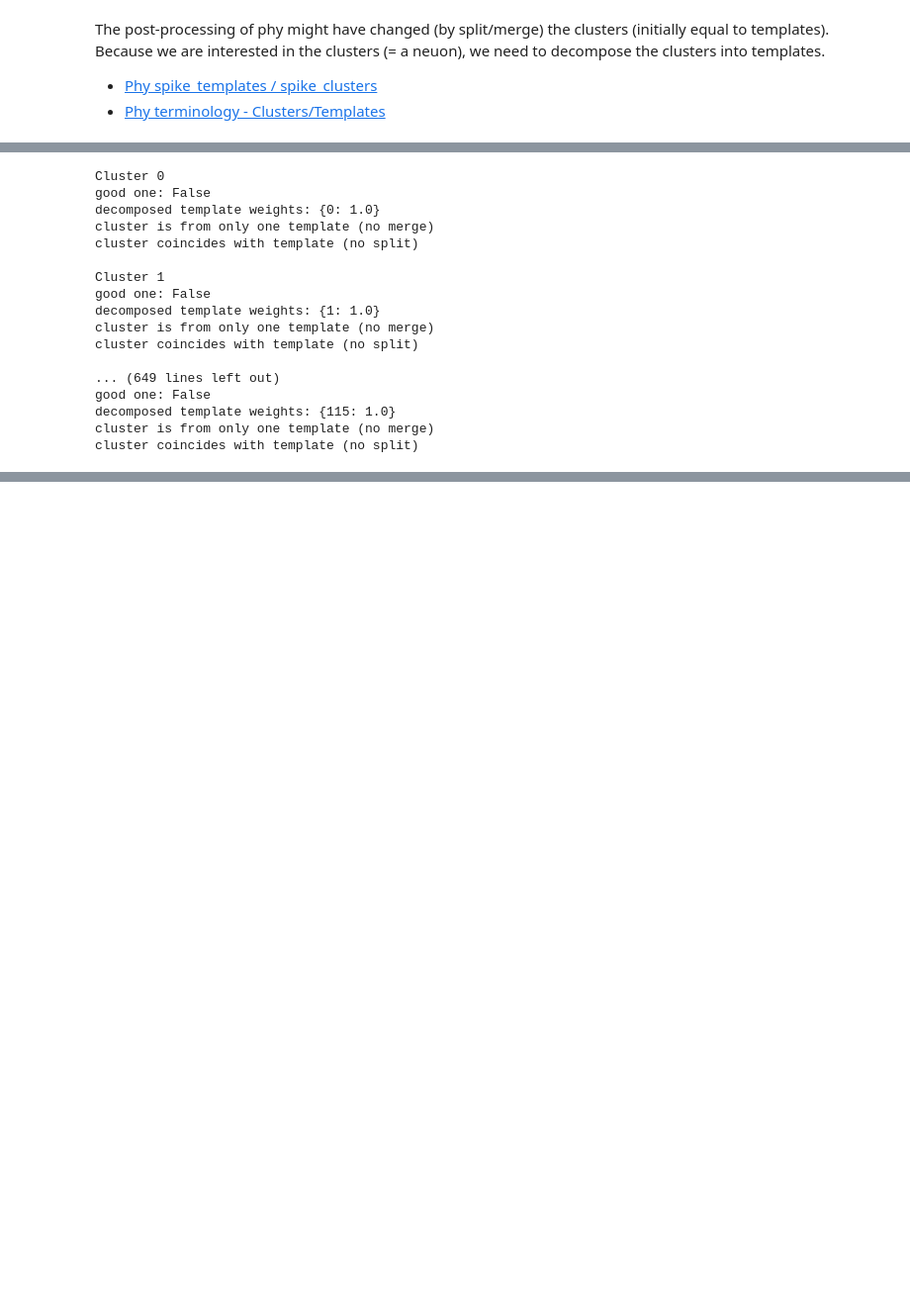
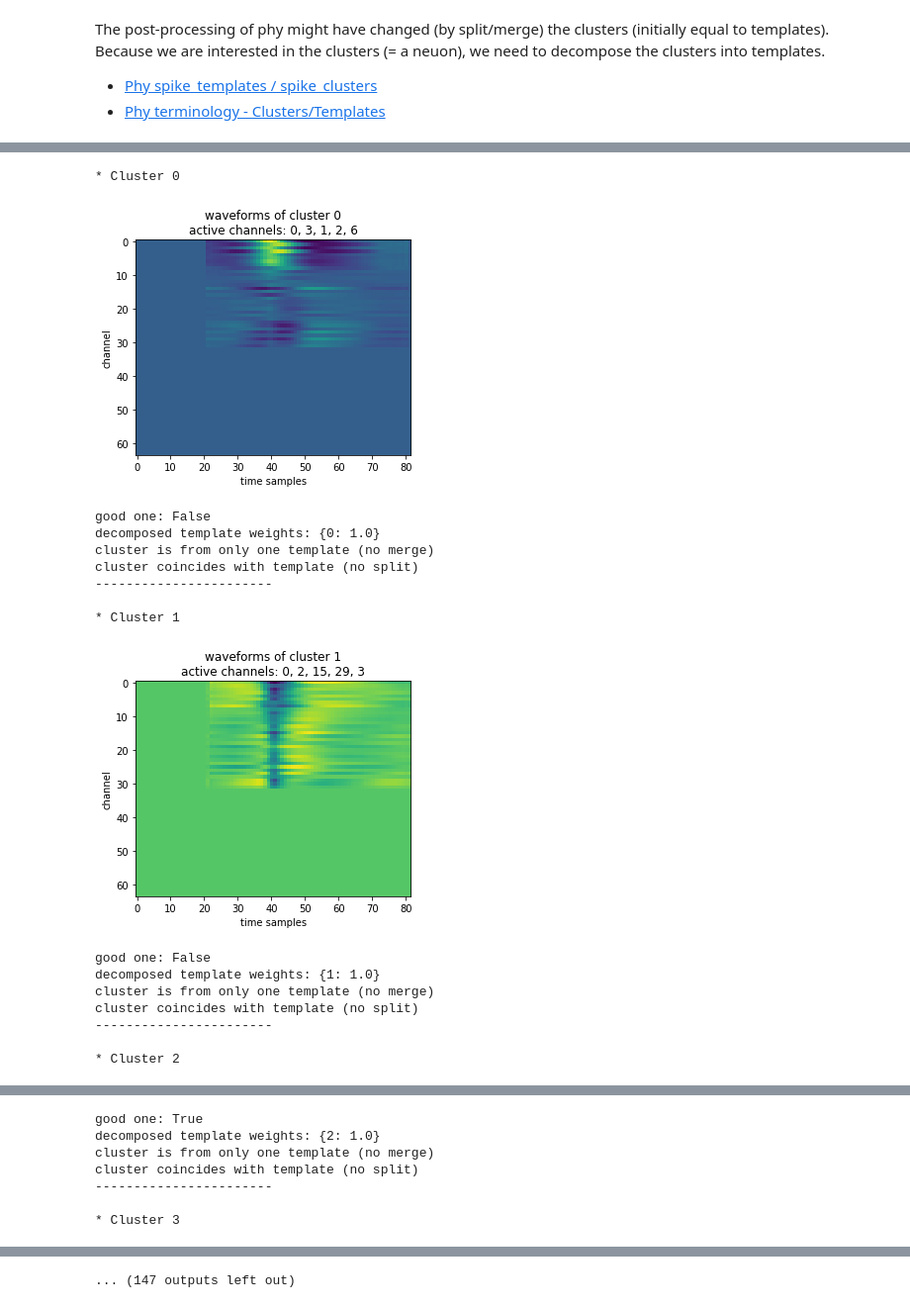
Before and after one commit to kevin-allen/spikeA, a Jupyter notebook: docs_notebooks/cluster-template_waveform_channels.ipynb, the cells around one changed output, grey strips where cells are left out. Shown at 99% size. Cells and saved outputs as stored; diff of their text form; code cells hidden in the pictures; blank space fills up the shorter version.

```diff
--- a/docs_notebooks/cluster-template_waveform_channels.ipynb
+++ b/docs_notebooks/cluster-template_waveform_channels.ipynb
@@ -412,37 +411,53 @@ good_clusters: 16
 # %%
 for c in ses.clusterids:
-    print("Cluster",c)
+    print("* Cluster",c)
+
+    cluster_waveforms = ses.get_waveforms_from_cluster(c)
+    high_channels = ses.get_channels_from_waveforms(cluster_waveforms) # waveform by cluster
+    plt.imshow(cluster_waveforms.T)
+    plt.xlabel("time samples")
+    plt.ylabel("channel")
+    plt.title("waveforms of cluster "+str(c)+"\n"+"active channels: "+', '.join([str(ch) for ch in high_channels]))
+    plt.show()
+
     print("good one:",c in good_clusters)
 
     unique, weights = ses.decompose_cluster(c)
     print("decomposed template weights:",dict(zip(unique, weights)))
     if len(unique)==1:
         print("cluster is from only one template (no merge)")
         if unique[0]==c:
             print("cluster coincides with template (no split)")
         else:
             print("cluster is from split template")
     else:
-        print("cluster is from merged templates")
+        print("cluster is from merged templates:")
         for t in unique:
-            print("template",t)
+            print("- template",t)
+            template_waveforms = ses.get_waveforms(t) # waveform by template
+            plt.imshow(template_waveforms.T)
+            plt.title("waveforms of template "+str(t))
+            plt.xlabel("time samples")
+            plt.ylabel("channel")
+            plt.show()
 
+    print("-----------------------")
     print("")
 # %% [output]
-Cluster 0
-good one: False
-decomposed template weights: {0: 1.0}
-cluster is from only one template (no merge)
-cluster coincides with template (no split)
-
-Cluster 1
-good one: False
-decomposed template weights: {1: 1.0}
-cluster is from only one template (no merge)
-cluster coincides with template (no split)
-
-... (649 lines left out)
-good one: False
-decomposed template weights: {115: 1.0}
-cluster is from only one template (no merge)
-cluster coincides with template (no split)
+* Cluster 0
+[figure, added]
+good one: False
+decomposed template weights: {0: 1.0}
+cluster is from only one template (no merge)
+cluster coincides with template (no split)
+-----------------------
+
+* Cluster 1
+[figure, added]
+good one: False
+decomposed template weights: {1: 1.0}
+cluster is from only one template (no merge)
+cluster coincides with template (no split)
+-----------------------
+
+* Cluster 2
@@ -448,0 +465,7 @@ cluster coincides with template (no split)
+good one: True
+decomposed template weights: {2: 1.0}
+cluster is from only one template (no merge)
+cluster coincides with template (no split)
+-----------------------
+
+* Cluster 3
@@ -448,0 +489 @@ cluster coincides with template (no split)
+... (147 outputs left out)
```
Also changed, not shown: parts of 17 cells of this notebook.
